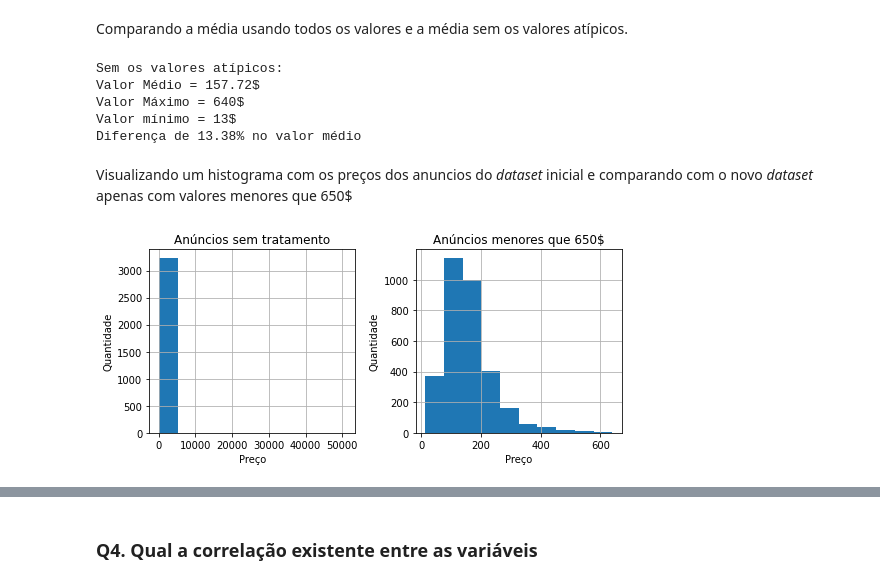
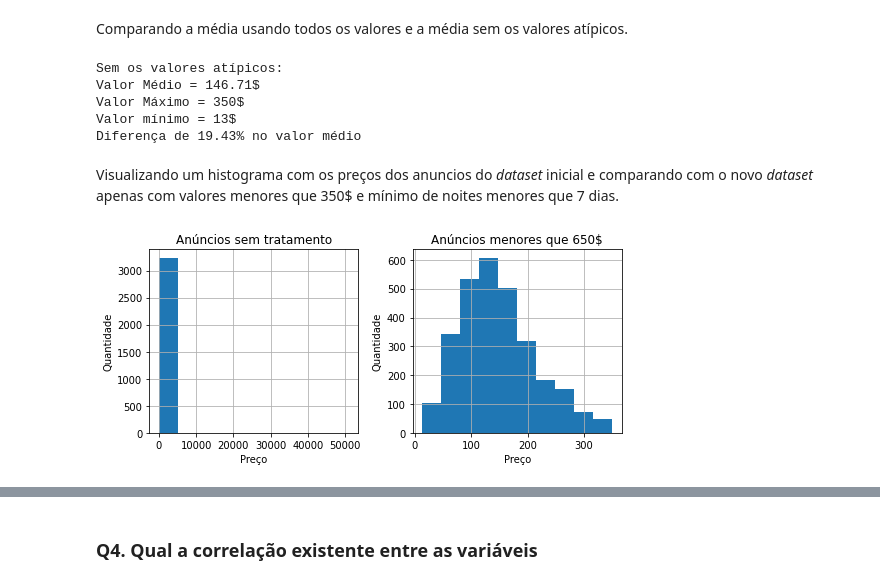
Before and after one commit to IsWallison/Project_airbnb, a Jupyter notebook: Analisando_os_Dados_do_Airbnb.ipynb, the cells around one changed output, grey strips where cells are left out. Cells and saved outputs as stored; diff of their text form; code cells hidden in the pictures.

```diff
--- a/Analisando_os_Dados_do_Airbnb.ipynb
+++ b/Analisando_os_Dados_do_Airbnb.ipynb
@@ -252,9 +289,9 @@ Como temos alguns valores atípicos, foi decidido não considerar alguns valores
 # %% [markdown]
 Criando outro *dataset* sem os valores atípicos.
 # %%
-#df_padrao = df.drop(df[(df['price']>650) & (df['number_of_reviews']<2)].index)
+#df_padrao = df.drop(df[(df['price']>350) & (df['number_of_reviews']<2)].index)
 #df_padrao.hist(figsize=(15,10));
-df_padrao = df.drop(df[df['price']>650].index).copy()
+df_padrao = df.drop(df[(df['price']>350) | (df['minimum_nights']>6)].index).copy()
 # %% [markdown]
 Comparando a média usando todos os valores e a média sem os valores atípicos.
 # %%
@@ -267,28 +304,28 @@ diferenca = ((media_preço_full)-(media_sem_outliers))*100/media_preço_full
 print(f'Diferença de {diferenca:.2f}% no valor médio')
 # %% [output]
 Sem os valores atípicos:
-Valor Médio = 157.72$
-Valor Máximo = 640$
+Valor Médio = 146.71$
+Valor Máximo = 350$
 Valor mínimo = 13$
-Diferença de 13.38% no valor médio
+Diferença de 19.43% no valor médio
 # %% [markdown]
-Visualizando um histograma com os preços dos anuncios do *dataset* inicial e comparando com o novo *dataset* apenas com valores menores que 650$
+Visualizando um histograma com os preços dos anuncios do *dataset* inicial e comparando com o novo *dataset* apenas com valores menores que 350$ e mínimo de noites menores que 7 dias.
 # %%
 plt.rcParams["figure.figsize"] = [7.50, 3.50]
 plt.rcParams["figure.autolayout"] = True
 
 fig, (ax1,ax2)  = plt.subplots(1, 2)
 
 df['price'].hist(ax=ax1)
 df_padrao['price'].hist(ax=ax2)
 ax1.set_title("Anúncios sem tratamento")
 ax1.set_xlabel("Preço")
 ax1.set_ylabel("Quantidade")
 
-ax2.set_title("Anúncios menores que 650$")
+ax2.set_title("Anúncios menores que 350$")
 ax2.set_xlabel("Preço")
 ax2.set_ylabel("Quantidade")
 
 plt.show()
 # %% [output]
-[figure, old version]
+[figure, new version]
```
Also changed, not shown: parts of 27 cells of this notebook.
